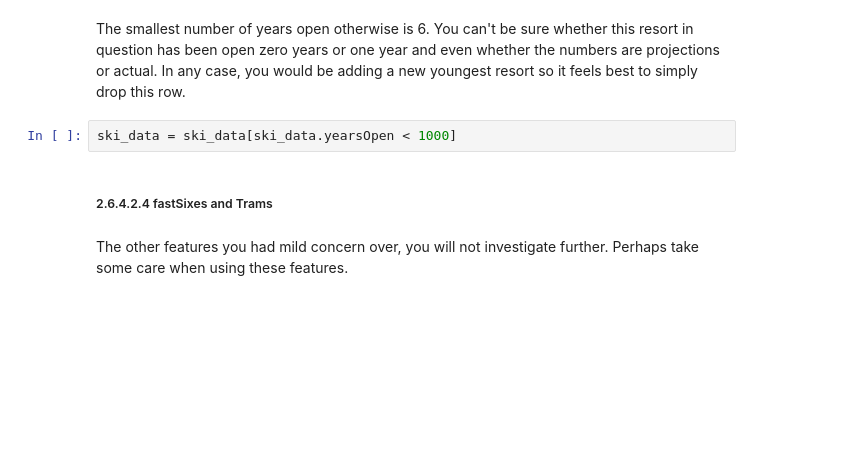
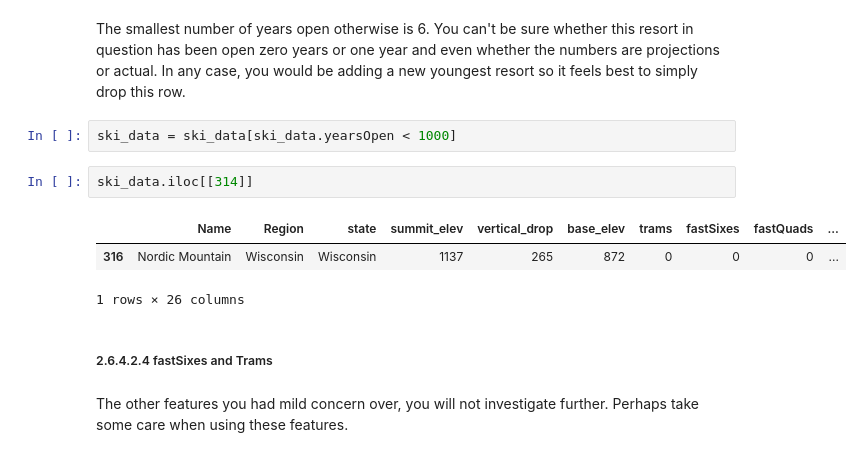
Before and after one commit to shwetahmehta/6_2_eda-ski-resort, a Jupyter notebook: Notebooks/02_data_wrangling.ipynb, the cells around one changed output. Cells and saved outputs as stored; diff of their text form; blank space fills up the shorter version.

Commit message:
summarizing data wrangling steps

```diff
--- a/Notebooks/02_data_wrangling.ipynb
+++ b/Notebooks/02_data_wrangling.ipynb
@@ -734,6 +773,12 @@ ski_data[ski_data.yearsOpen.isnull()].T
 The smallest number of years open otherwise is 6. You can't be sure whether this resort in question has been open zero years or one year and even whether the numbers are projections or actual. In any case, you would be adding a new youngest resort so it feels best to simply drop this row.
 # %%
 ski_data = ski_data[ski_data.yearsOpen < 1000]
+# %%
+ski_data.iloc[[314]]
+# %% [output]
+|  | Name | Region | state | summit_elev | vertical_drop | base_elev | trams | fastSixes | fastQuads | ... |
+| 316 | Nordic Mountain | Wisconsin | Wisconsin | 1137 | 265 | 872 | 0 | 0 | 0 | ... |
+1 rows × 26 columns
 # %% [markdown]
 ##### 2.6.4.2.4 fastSixes and Trams<a id='2.6.4.2.4_fastSixes_and_Trams'></a>
 # %% [markdown]
```
Also changed, not shown: parts of 10 cells of this notebook.
